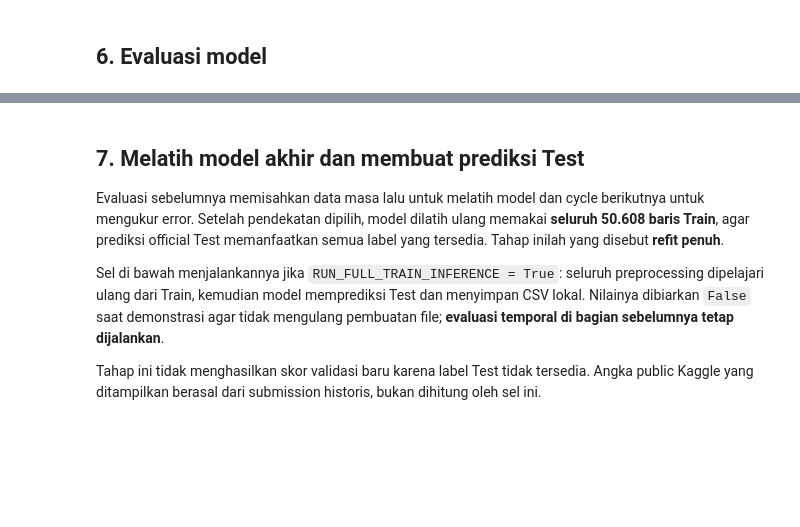
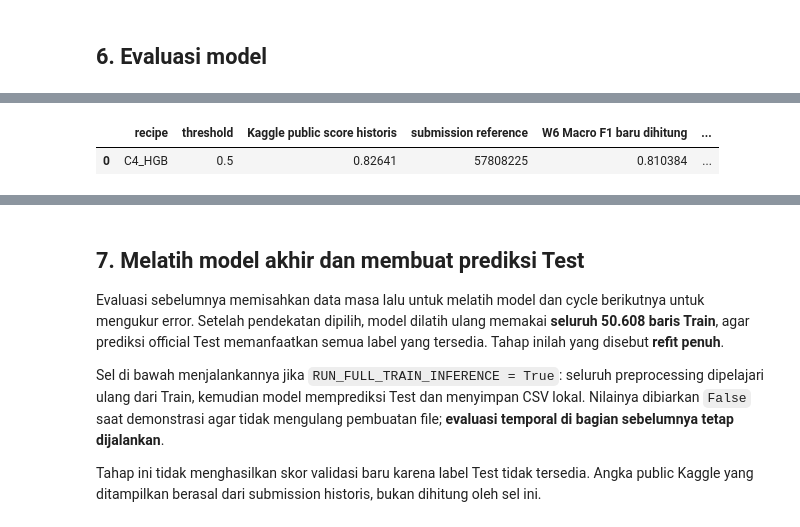
Before and after one commit to samindriano/tk2-kasdad, a Jupyter notebook: notebooks/samuel/final/TP2_Classification_A06_KasdudLovers_SamuelIndriano_2406400524.ipynb, the cells around one changed output, grey strips where cells are left out. Saved outputs shown, nothing was run; the diff lists cells and outputs as text; code cells hidden in the pictures; blank space fills up the shorter version.

```diff
--- a/notebooks/samuel/final/TP2_Classification_A06_KasdudLovers_SamuelIndriano_2406400524.ipynb
+++ b/notebooks/samuel/final/TP2_Classification_A06_KasdudLovers_SamuelIndriano_2406400524.ipynb
@@ -2912,2 +1610,23 @@ display(historical_w6.merge(fresh_w6, on="model").round(6))
+# %%
+assert HISTORICAL_KAGGLE["status"] == "COMPLETE"
+assert HISTORICAL_KAGGLE["reference"] == 57808225
+assert float(HISTORICAL_KAGGLE["public_score"]) == 0.82641
+historical_final = pd.DataFrame(
+    [
+        {
+            "recipe": "C4_HGB",
+            "threshold": 0.50,
+            "Kaggle public score historis": HISTORICAL_KAGGLE["public_score"],
+            "submission reference": HISTORICAL_KAGGLE["reference"],
+            "W6 Macro F1 baru dihitung": metric_results["C4_HGB"]["macro_f1"],
+            "W6 probability cocok": probability_hashes["C4_HGB"]
+            == HISTORICAL_W6_HASHES["C4_HGB"],
+        }
+    ]
+)
+display(historical_final)
+# %% [output]
+|  | recipe | threshold | Kaggle public score historis | submission reference | W6 Macro F1 baru dihitung | ... |
+| 0 | C4_HGB | 0.5 | 0.82641 | 57808225 | 0.810384 | ... |
 # %%
 core_receipt = {
```
Also changed, not shown: parts of 28 cells of this notebook, 2 other files.
